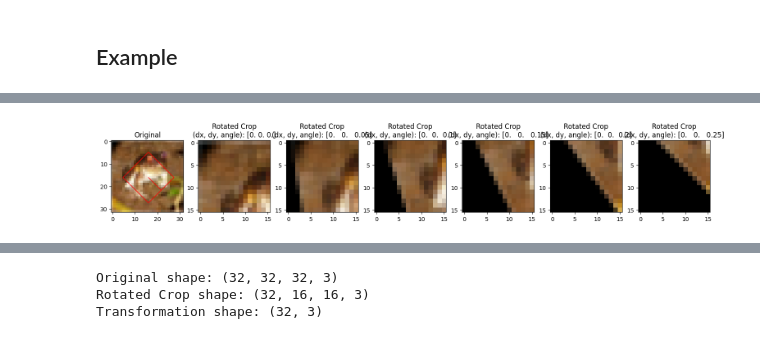
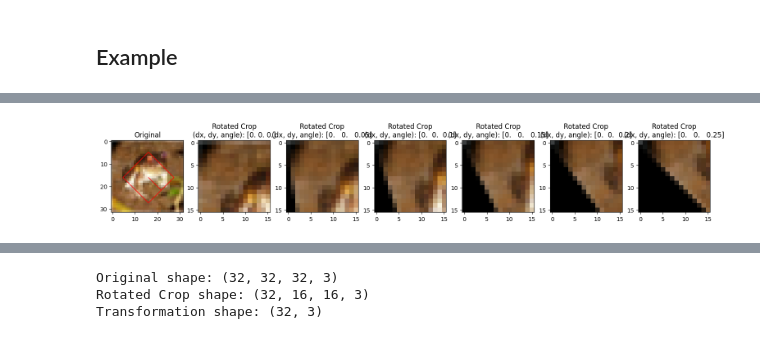
Before and after one commit to malcolmlett/training-instrumentation-toolkit, a Jupyter notebook: doc/blog-202503/gradient-collapse.ipynb, the cells around one changed output, grey strips where cells are left out. Drawn from its saved outputs; the diff is of its cells as text; code cells hidden in the pictures.

```diff
--- a/doc/blog-202503/gradient-collapse.ipynb
+++ b/doc/blog-202503/gradient-collapse.ipynb
@@ -42,15 +42,71 @@ def rotated_crop(image, dx, dy, da):
     # Compute homography matrix from translation and rotation
     cos_val = tf.cos(da * np.pi)
     sin_val = tf.sin(da * np.pi)
-    tx = dx * img_width
-    ty = dy * img_height
-    tx_adjusted = tx - (crop_centre_x - img_centre_x) * (1 - cos_val) + (crop_centre_y - img_centre_y) * sin_val
-    ty_adjusted = ty - (crop_centre_y - img_centre_y) * (1 - cos_val) - (crop_centre_x - img_centre_x) * sin_val
-    h_matrix = tf.stack([
-        [cos_val, -sin_val, tx_adjusted],
-        [sin_val, cos_val, ty_adjusted],
+
+    # Step 1: Translate crop center by (dx * width, dy * height)
+    tx1 = dx * img_width
+    ty1 = dy * img_height
+
+    # Step 2: Translate to move origin to crop center for rotation
+    #tx2 = -img_centre_x - tx1
+    #ty2 = -img_centre_y - ty1
+    #tx2 = img_centre_x - crop_centre_x  # <--- successfully moves img centre to crop centre
+    #ty2 = img_centre_y - crop_centre_y
+    #print()
+    #print(f"{da=}")
+    tx2 = img_centre_x  # <-- successfully moves crop window to bottom-left quadrant
+    ty2 = img_centre_y  # <-- aka, moves image centre to top-left pixel
+    T2 = tf.stack([
+        [1.0, 0.0, tx2],
+        [0.0, 1.0, ty2],
         [0.0, 0.0, 1.0]
     ])
+    #print(f"{T2=}")
+
+    # Step 3: Rotate source image about crop center
+    R = tf.stack([
+        [cos_val, -sin_val, 0],
+        [sin_val, cos_val, 0],
+        [0.0, 0.0, 1.0]
+    ])
+
+    # Step 4: Translate rotated image so that crop center aligns with top-left quadrant
+    T3 = tf.stack([
+        [1.0, 0.0, crop_centre_x],
+        [0.0, 1.0, crop_centre_y],
+        [0.0, 0.0, 1.0]
+    ])
+    T3_base = tf.stack([                   # <-- successfully returns top-left pixel to crop centre (T3_base dot T2)
+        [1.0, 0.0, -crop_centre_x],
+        [0.0, 1.0, -crop_centre_y],
+        [0.0, 0.0, 1.0]
+    ])
+    T3r2 = tf.stack([
+        [1.0, 0.0, 20*(da*4)],
+        [0.0, 1.0, -20*(da*4)],
+        [0.0, 0.0, 1.0]
+    ])
+    T3r3 = tf.stack([                   # <-- successfully returns top-left pixel to crop centre (T3r3, (R dot T2))
+        [1.0, 0.0, -crop_centre_x+24*(da*4)],
+        [0.0, 1.0, -crop_centre_y-0*(da*4)],
+        [0.0, 0.0, 1.0]
+    ])
+    print(f"{T3r3=}")
+    #TR = tf.stack([                   # <-- successfully returns top-left pixel to crop centre (T3r dot T2)
+    #    [1.0, 0.0, 22*(da*4)],
+    #    [0.0, 1.0, -11*(da*4)],
+    #    [0.0, 0.0, 1.0]
+    #])
+    #T4 = tf.linalg.matmul(TR, T3_base)   # <-- successfully returns top-left pixel to crop centre (T4, (R dot T2))
+    #print(f"{T4=}")
+
+    # Combine transformations: T3 * R * T2 * T1
+    #h_matrix = tf.linalg.matmul(T3, tf.linalg.matmul(R, T2))
+    #h_matrix = tf.linalg.matmul(T3_base, T2)  # <-- moves rotation centre to top-left pixel, then moves it to crop centre
+    #h_matrix = tf.linalg.matmul(R, T2)  # <-- moves rotation centre to top-left pixel, then rotates image about top-left pixel (aka rotation centre)
+    #h_matrix = tf.linalg.matmul(T3r3, tf.linalg.matmul(R, T2))
+    #h_matrix = tf.linalg.matmul(R, T2)
+    h_matrix = R
 
     # Flatten to 8 parameters (last is 1)
     h_matrix = tf.reshape(h_matrix, [-1])[:-1]
@@ -104,8 +160,8 @@ def show_data_sample(inputs, output):
   plt.show()
 
 image = x_train[0]
-transform = tf.constant(([0.0, 0.0, 0.15]))
-cropped = rotated_crop(image, dx=transform[0], dy=transform[1], da=transform[2])
+#transform = tf.constant(([0.0, 0.0, 0.15]))
+#cropped = rotated_crop(image, dx=transform[0], dy=transform[1], da=transform[2])
 #show_data_sample((image, cropped), transform)
 
 plt.figure(figsize=(15, 5), layout='constrained')
@@ -115,7 +171,9 @@ plt.subplot(1, 7, 1)
 plt.title("Original")
 plt.imshow(image)
 draw_crop_template(image, tf.constant(([0.0, 0.0, 0.25])))
+#draw_crop_template(image, tf.constant(([0.0, 0.0, 0.5])))
 for i, da in enumerate([0.0, 0.05, 0.10, 0.15, 0.20, 0.25]):
+#for i, da in enumerate([0.0, 0.1, 0.2, 0.3, 0.4, 0.5]):
   transform = tf.constant(([0.0, 0.0, da]))
   cropped = rotated_crop(image, dx=transform[0], dy=transform[1], da=transform[2])
   plt.subplot(1,7,i+2)
@@ -126 +201 @@ plt.show()
-[figure, old version]
+[figure, new version]
```
Also changed, not shown: parts of 8 cells of this notebook.
